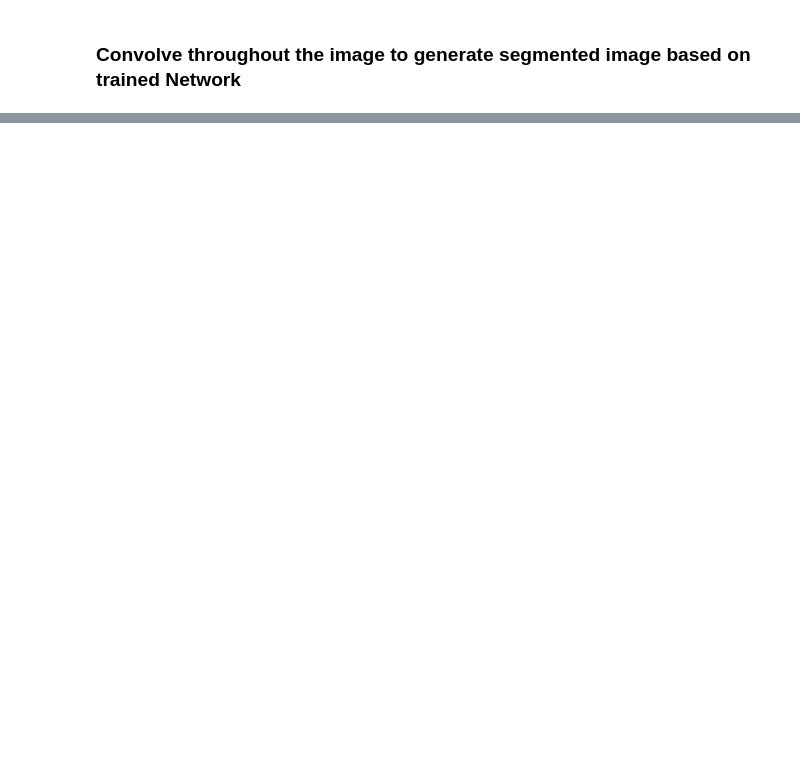
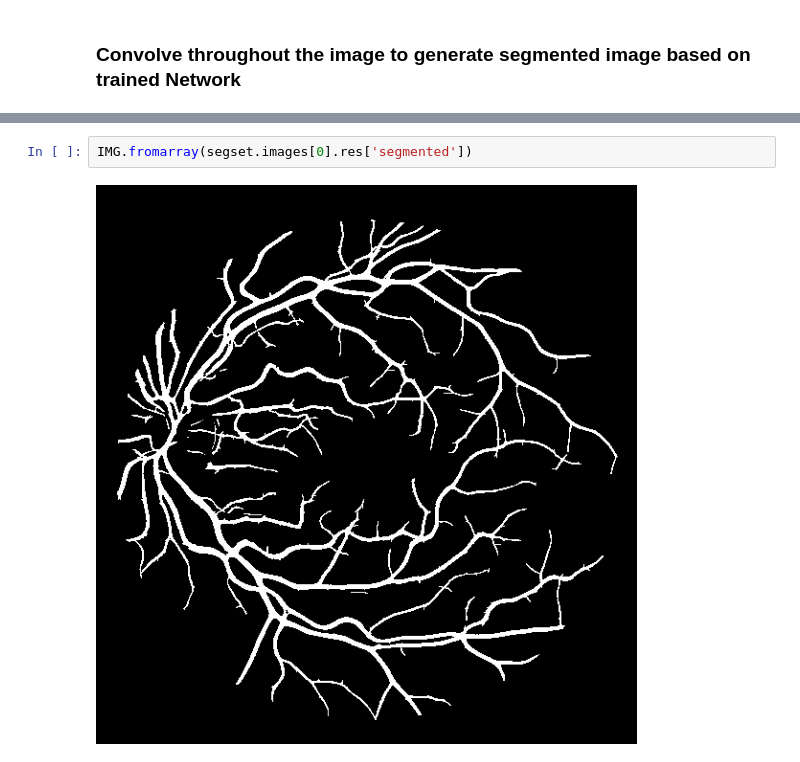
Before and after one commit to sraashis/deepdyn, a Jupyter notebook: notebook/CONV_4WAY.ipynb, the cells around one changed output, grey strips where cells are left out. Saved outputs shown, nothing was run; the diff lists cells and outputs as text; blank space fills up the shorter version.

```diff
--- a/notebook/CONV_4WAY.ipynb
+++ b/notebook/CONV_4WAY.ipynb
@@ -241,0 +271,4 @@ IMG.fromarray(seg)
+# %%
+IMG.fromarray(segset.images[0].res['segmented'])
+# %% [output]
+[figure, added]
```
Also changed, not shown: parts of 11 cells of this notebook.
